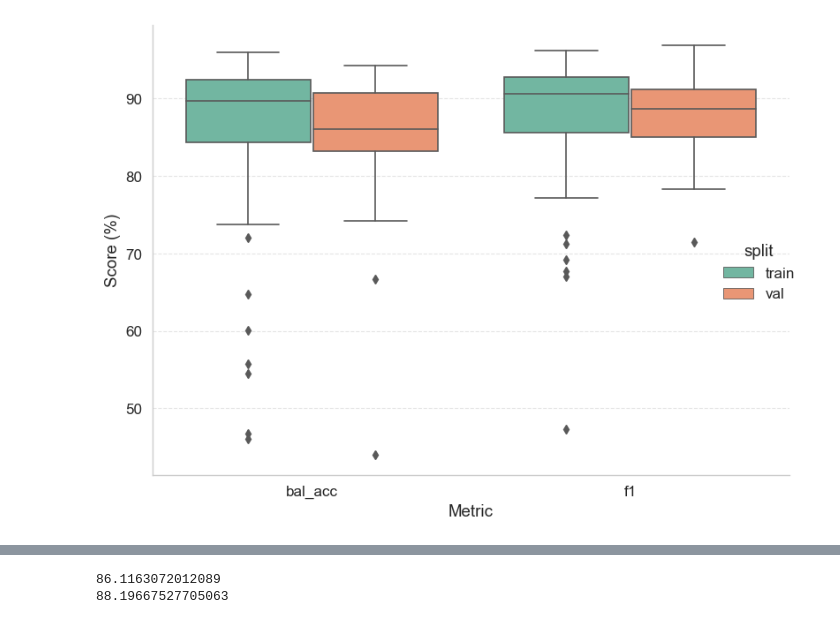
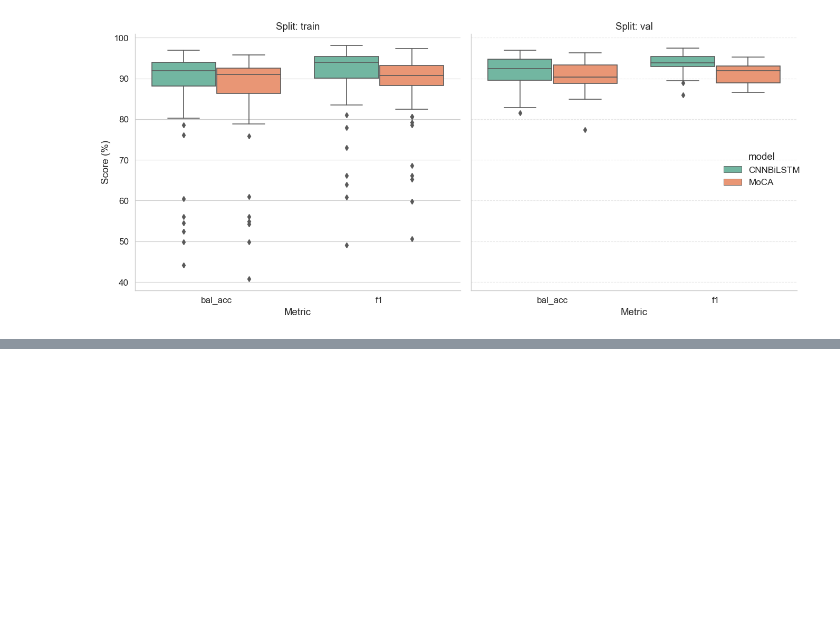
Before and after one commit to yuc0805/DeepPostures_MAE, a Jupyter notebook: MoCA/result_analysis.ipynb, the cells around one changed output, grey strips where cells are left out. Drawn from its saved outputs; the diff is of its cells as text; code cells hidden in the pictures; blank space fills up the shorter version.

```diff
--- a/MoCA/result_analysis.ipynb
+++ b/MoCA/result_analysis.ipynb
@@ -5,5 +5,11 @@ import pickle
 with open(path, 'rb') as f:
     data = pickle.load(f)
 
-data['train']
+moca_path = '/Users/leo/Desktop/DeepPostures_MAE/MoCA/subject_level_performance/moca_shallow/hipLP_blr_0.001_bs_256_input_size_[3, 100]_subject_performance.pkl'
+with open(moca_path, 'rb') as f:
+    moca_data = pickle.load(f)
+
+
+print(data['train'])
+print(moca_data['train'])
 # %% [output]
@@ -107,54 +135,11 @@ sorted_df.head(20)
 # %%
-import pickle
-import matplotlib.pyplot as plt
-import seaborn as sns
-import pandas as pd
+data_paths = [
+    '/Users/leo/Desktop/DeepPostures_MAE/MoCA/subject_level_performance/CNNBiLSTMModel/hipset_1.0_blr_0.001_bs_512_input_size_[3, 4200]_subject_performance.pkl',
+    '/Users/leo/Desktop/DeepPostures_MAE/MoCA/subject_level_performance/moca_shallow/hipLP_blr_0.001_bs_256_input_size_[3, 100]_subject_performance.pkl'
+]
 
-# Load data
-path = '/Users/leo/Desktop/DeepPostures_MAE/MoCA/subject_level_performance/CNNBiLSTMModel/wristset_1.0_blr_0.001_bs_512_input_size_[3, 4200]_subject_performance.pkl'
-with open(path, 'rb') as f:
-    data = pickle.load(f)
+model_names = ['CNNBiLSTM', 'MoCA']
 
-# Flatten dictionary into DataFrame with metric and split info
-def collect_metric_data(split_name, subject_dict):
-    df = pd.DataFrame.from_dict(subject_dict, orient='index')
-    df['subject_id'] = df.index
-    df['split'] = split_name
-    return df
-
-dfs = []
-for split_name in ['train', 'val', 'test']:
-    if split_name in data:
-        dfs.append(collect_metric_data(split_name, data[split_name]))
-
-# Combine all splits
-all_df = pd.concat(dfs, ignore_index=True)
-
-# Reshape into long format for seaborn
-melted = all_df.melt(id_vars=['subject_id', 'split'],
-                     value_vars=['bal_acc', 'f1'],
-                     var_name='Metric',
-                     value_name='Score')
-
-# Plot
-sns.set(style='whitegrid', context='paper', font_scale=1.4)
-
-g = sns.catplot(
-    data=melted, kind='box',
-    x='Metric', y='Score', hue='split',
-    palette='Set2', height=6, aspect=1.2
-)
-
-g.set_axis_labels("Metric", "Score (%)")
-g.set_titles("Per-Metric Distribution Across Splits")
-plt.grid(axis='y', linestyle='--', alpha=0.5)
-plt.tight_layout()
-plt.savefig("subject_metric_boxplot_by_split.png", dpi=300, bbox_inches='tight')
-plt.show()
-
-# sort all_df with bal_acc where low at the top
-
-sorted_df = all_df.sort_values(by='bal_acc', ascending=True)
-sorted_df.head(20)
+hip_df = plot_model_comparison(data_paths, model_names,)
 # %% [output]
-[figure, old version]
+[figure, new version]
@@ -178,8 +145,0 @@ sorted_df.head(20)
-# %%
-#I want only split is train
-train_df = all_df[all_df['split'] == 'train']
-print(train_df['bal_acc'].mean())
-print(train_df['f1'].mean())
-# %% [output]
-86.1163072012089
-88.19667527705063
```
Also changed, not shown: parts of 8 cells of this notebook.
